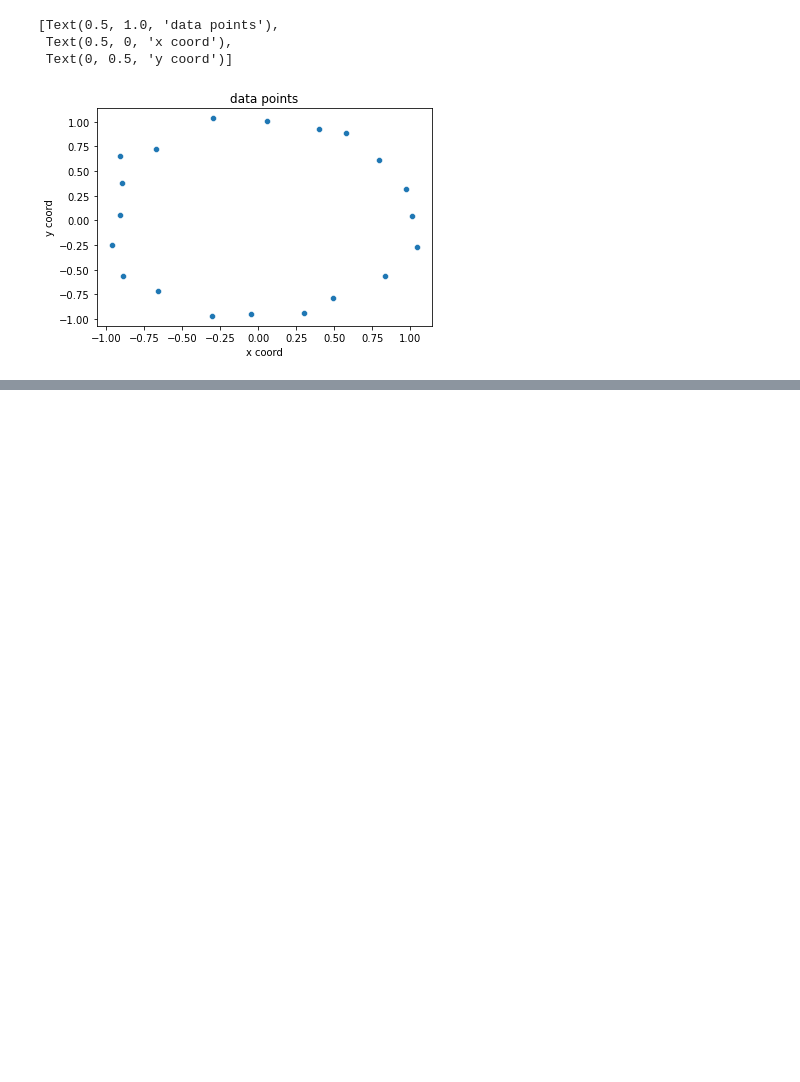
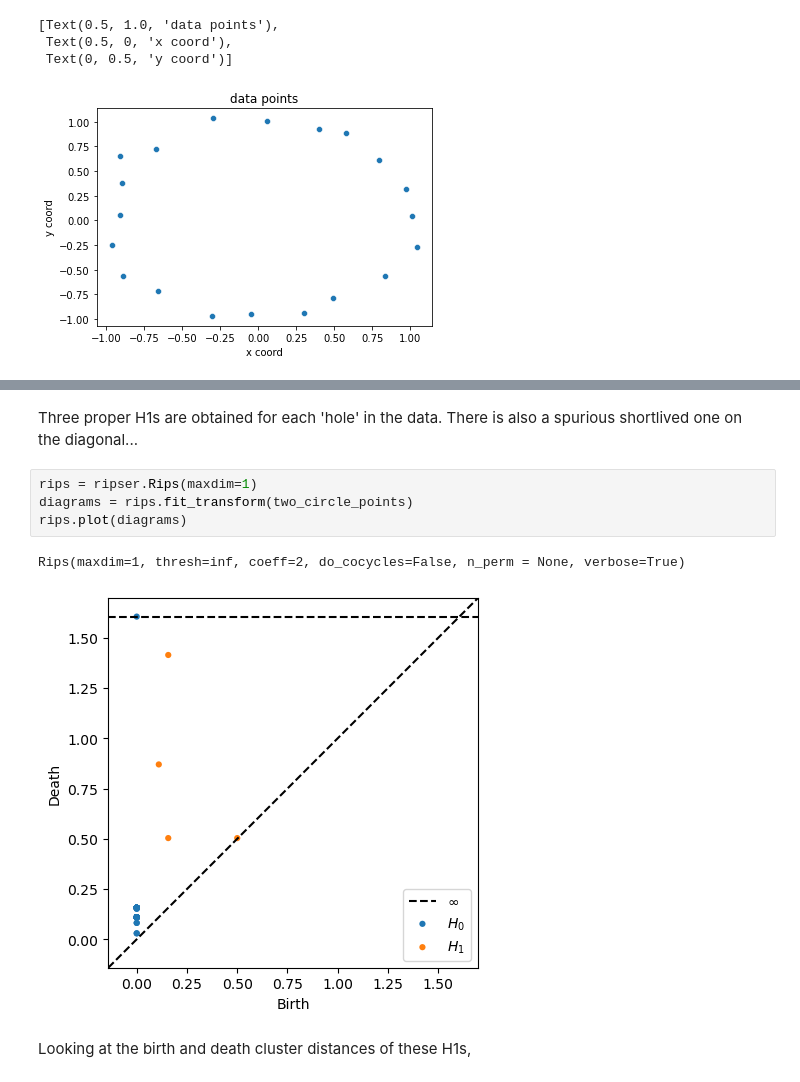
Before and after one commit to nagi49000/persistent-homology-play, a Jupyter notebook: python/notebooks/two_d_data_points.ipynb, the cells around one changed output, grey strips where cells are left out. Saved outputs shown, nothing was run; the diff lists cells and outputs as text; blank space fills up the shorter version.

```diff
--- a/python/notebooks/two_d_data_points.ipynb
+++ b/python/notebooks/two_d_data_points.ipynb
@@ -36,0 +56,11 @@ Rips(maxdim=10, thresh=inf, coeff=2, do_cocycles=False, n_perm = None, verbose=T
+# %% [markdown]
+Three proper H1s are obtained for each 'hole' in the data. There is also a spurious shortlived one on the diagonal...
+# %%
+rips = ripser.Rips(maxdim=1)
+diagrams = rips.fit_transform(two_circle_points)
+rips.plot(diagrams)
+# %% [output]
+Rips(maxdim=1, thresh=inf, coeff=2, do_cocycles=False, n_perm = None, verbose=True)
+[figure, added]
+# %% [markdown]
+Looking at the birth and death cluster distances of these H1s,
```
Also changed, not shown: parts of 5 cells of this notebook.
